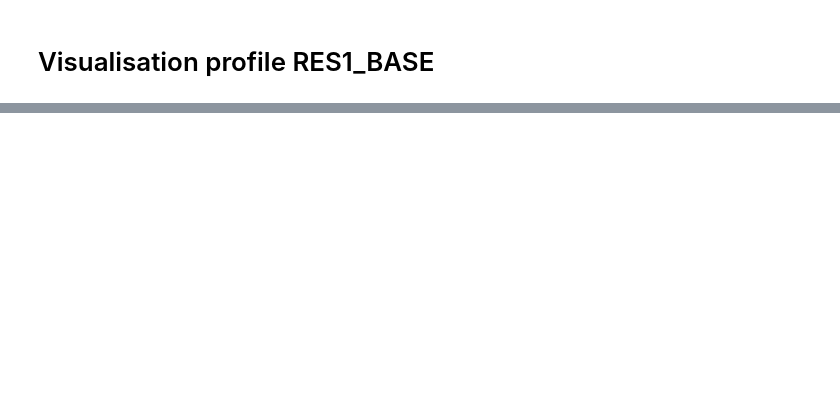
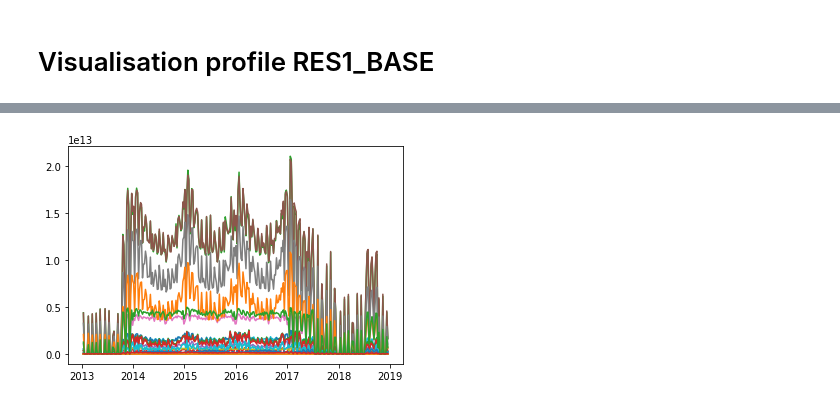
Before and after one commit to fredcoq/challenge-data-ens, a Jupyter notebook: data_processing.ipynb, the cells around one changed output, grey strips where cells are left out. Cells and saved outputs as stored; diff of their text form; code cells hidden in the pictures; blank space fills up the shorter version.

```diff
--- a/data_processing.ipynb
+++ b/data_processing.ipynb
@@ -181,0 +200,4 @@ data_timeplot(xtest_slice)
+# %%
+plt.plot(X_weekly);
+# %% [output]
+[figure, added]
```
Also changed, not shown: parts of 27 cells of this notebook, 1 other file.
